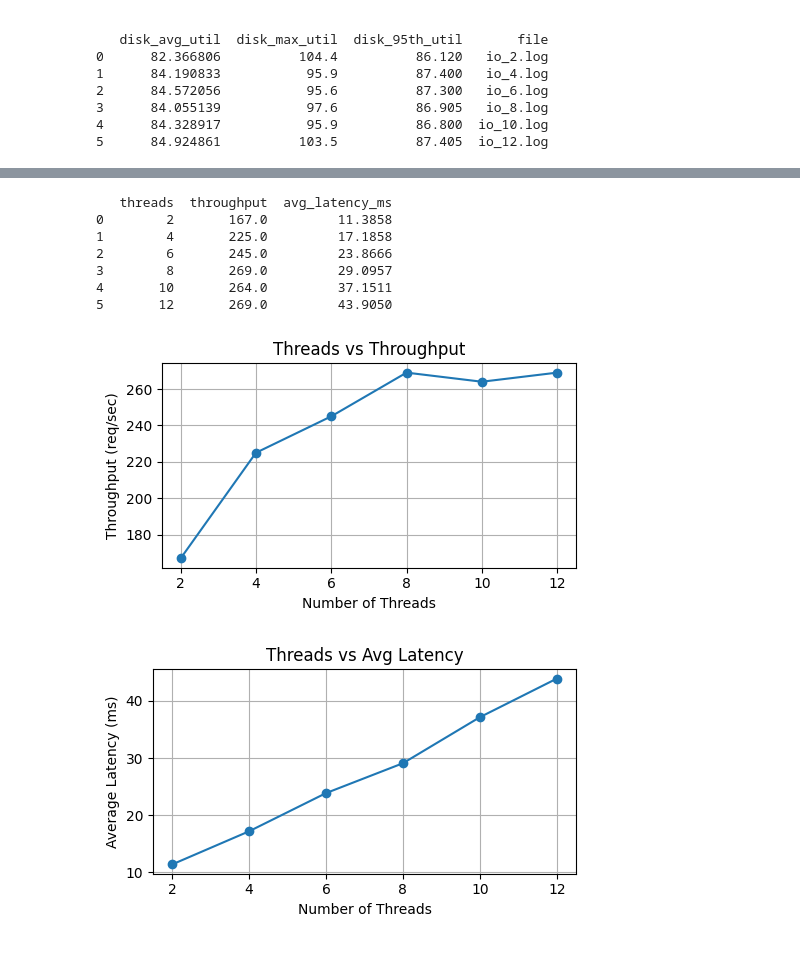
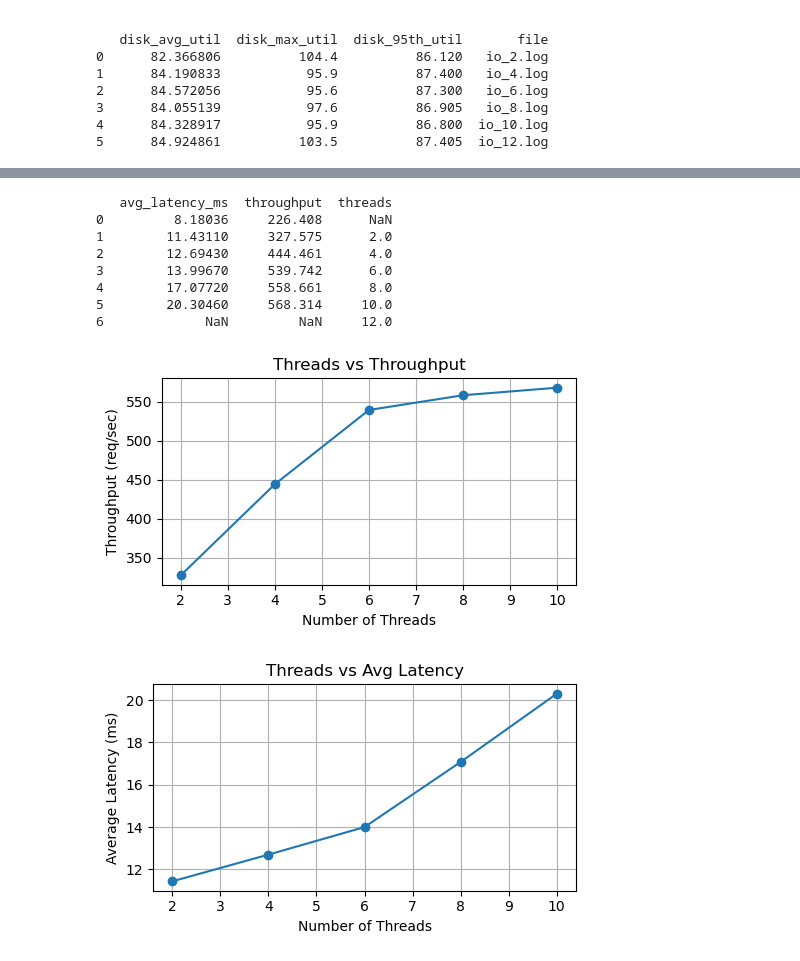
Before and after one commit to Revathy03/ChatQueue, a Jupyter notebook: Loadtest_results/IO_analysis/disk_analysis.ipynb, the cells around one changed output, grey strips where cells are left out. Cells and saved outputs as stored; diff of their text form; code cells hidden in the pictures.

Commit message:
Re-run results

```diff
--- a/Loadtest_results/IO_analysis/disk_analysis.ipynb
+++ b/Loadtest_results/IO_analysis/disk_analysis.ipynb
@@ -194,14 +170,15 @@ def plot_results(df):
 # %%
-df = parse_experiment_results("./post_stats.txt")
+df = parse_experiment_results("./metrics.txt")
 print(df)
 plot_results(df)
 # %% [output]
-   threads  throughput  avg_latency_ms
-0        2       167.0         11.3858
-1        4       225.0         17.1858
-2        6       245.0         23.8666
-3        8       269.0         29.0957
-4       10       264.0         37.1511
-5       12       269.0         43.9050
+   avg_latency_ms  throughput  threads
+0         8.18036     226.408      NaN
+1        11.43110     327.575      2.0
+2        12.69430     444.461      4.0
+3        13.99670     539.742      6.0
+4        17.07720     558.661      8.0
+5        20.30460     568.314     10.0
+6             NaN         NaN     12.0
-[figure, old version]
+[figure, new version]
-[figure, old version]
+[figure, new version]
```
Also changed, not shown: parts of 2 cells of this notebook, 1 other file.
